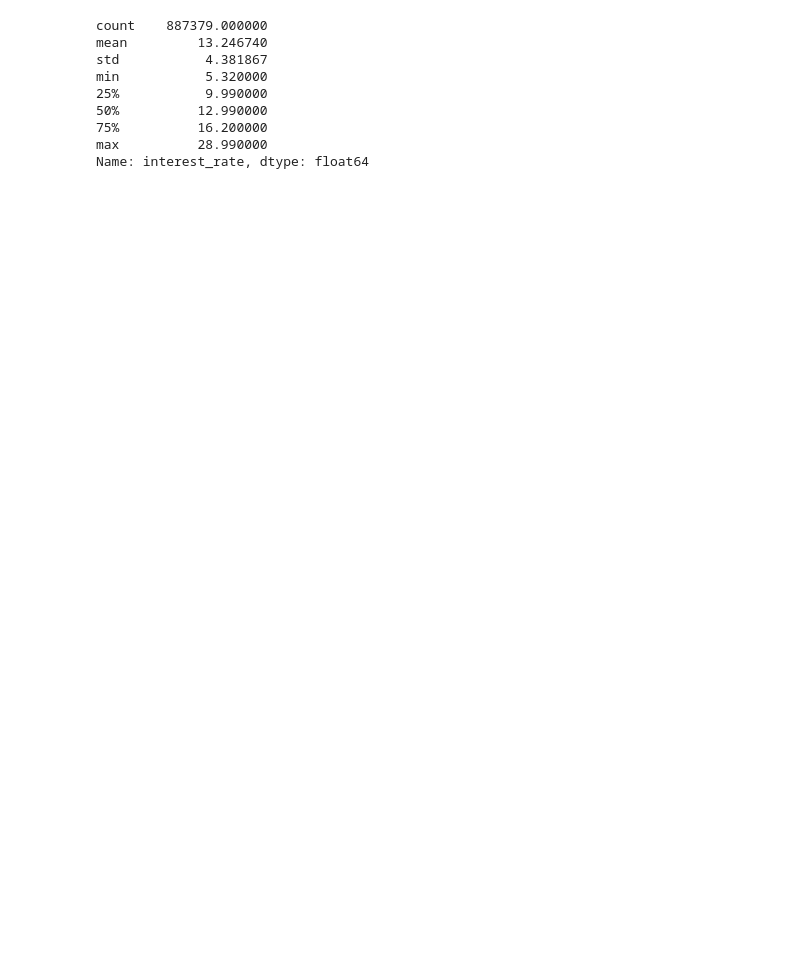
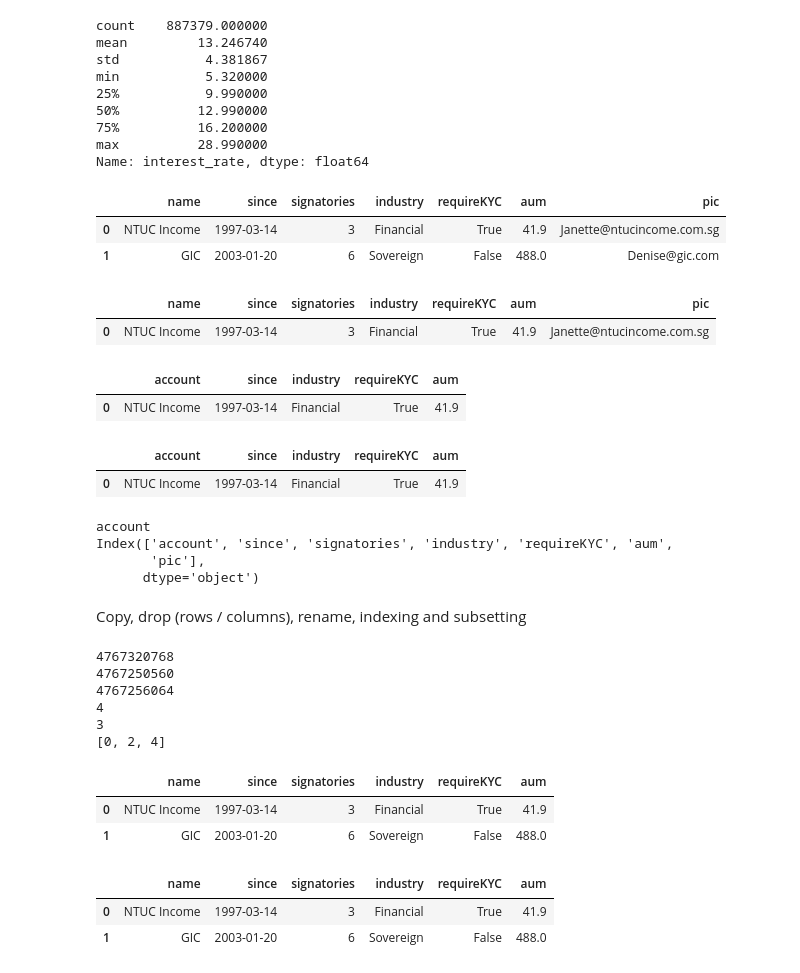
Before and after one commit to onlyphantom/python4bankers, a Jupyter notebook: analysis.ipynb, the cells around one changed output. Saved outputs shown, nothing was run; the diff lists cells and outputs as text; code cells hidden in the pictures; blank space fills up the shorter version.

```diff
--- a/analysis.ipynb
+++ b/analysis.ipynb
@@ -242,3 +242,38 @@ min           5.320000
 75%          16.200000
 max          28.990000
 Name: interest_rate, dtype: float64
+# %%
+customers = {
+    'name': ['NTUC Income', 'GIC'],
+    'since': [pd.Timestamp('19970314'), pd.Timestamp('20030120')],
+    'signatories': [3, 6],
+    'industry': ['Financial', 'Sovereign'],
+    'requireKYC': [True, False],
+    'aum': [41.9, 488],
+    'pic': ['Janette@ntucincome.com.sg', 'Denise@gic.com']
+}
+customerdf = pd.DataFrame(customers)
+backup = customerdf.copy()
+backup
+# %% [output]
+|  | name | since | signatories | industry | requireKYC | aum | pic |
+| 0 | NTUC Income | 1997-03-14 | 3 | Financial | True | 41.9 | Janette@ntucincome.com.sg |
+| 1 | GIC | 2003-01-20 | 6 | Sovereign | False | 488.0 | Denise@gic.com |
+# %%
+backup = backup.drop(1)
+backup
+# %% [output]
+|  | name | since | signatories | industry | requireKYC | aum | pic |
+| 0 | NTUC Income | 1997-03-14 | 3 | Financial | True | 41.9 | Janette@ntucincome.com.sg |
+# %%
+backup = backup.drop(['pic', 'signatories'],
+                     axis=1)
+backup
+# %% [output]
+|  | account | since | industry | requireKYC | aum |
+| 0 | NTUC Income | 1997-03-14 | Financial | True | 41.9 |
+# %%
+backup
+# %% [output]
+|  | account | since | industry | requireKYC | aum |
+| 0 | NTUC Income | 1997-03-14 | Financial | True | 41.9 |
@@ -244,0 +287,42 @@ Name: interest_rate, dtype: float64
+# %%
+print(backup.columns[0])
+print(backup.columns)
+# %% [output]
+account
+Index(['account', 'since', 'signatories', 'industry', 'requireKYC', 'aum',
+       'pic'],
+      dtype='object')
+# %% [markdown]
+Copy, drop (rows / columns), rename, indexing and subsetting
+# %%
+x = [0, 2, 4]
+print(id(x))
+y = x.copy()
+print(id(y))
+z = [0, 2, 4]
+print(id(z))
+
+x.append(3)
+print(len(x))
+print(len(y))
+print(z)
+# %% [output]
+4767320768
+4767250560
+4767256064
+4
+3
+[0, 2, 4]
+# %%
+customerdf
+# %% [output]
+|  | name | since | signatories | industry | requireKYC | aum |
+| 0 | NTUC Income | 1997-03-14 | 3 | Financial | True | 41.9 |
+| 1 | GIC | 2003-01-20 | 6 | Sovereign | False | 488.0 |
+# %%
+backup = customerdf.copy()
+backup
+# %% [output]
+|  | name | since | signatories | industry | requireKYC | aum |
+| 0 | NTUC Income | 1997-03-14 | 3 | Financial | True | 41.9 |
+| 1 | GIC | 2003-01-20 | 6 | Sovereign | False | 488.0 |
```
Also changed, not shown: parts of 11 cells of this notebook, 3 other files.
